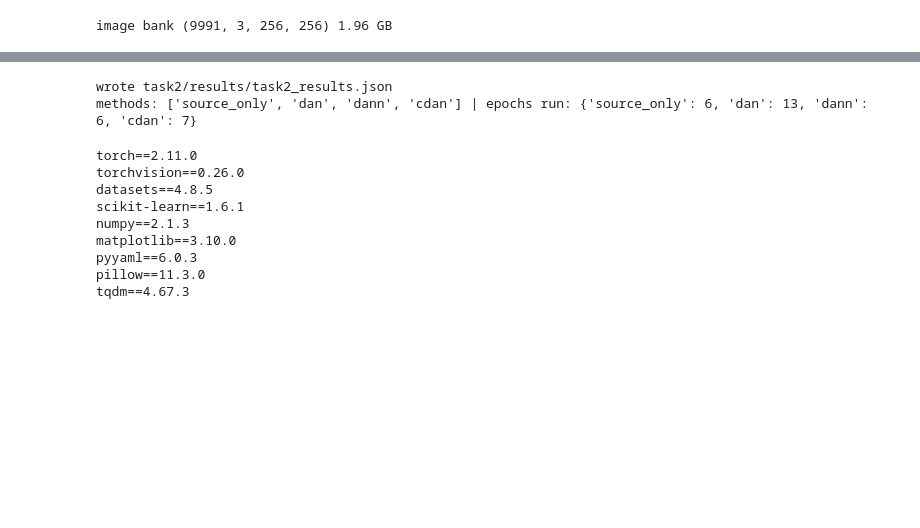
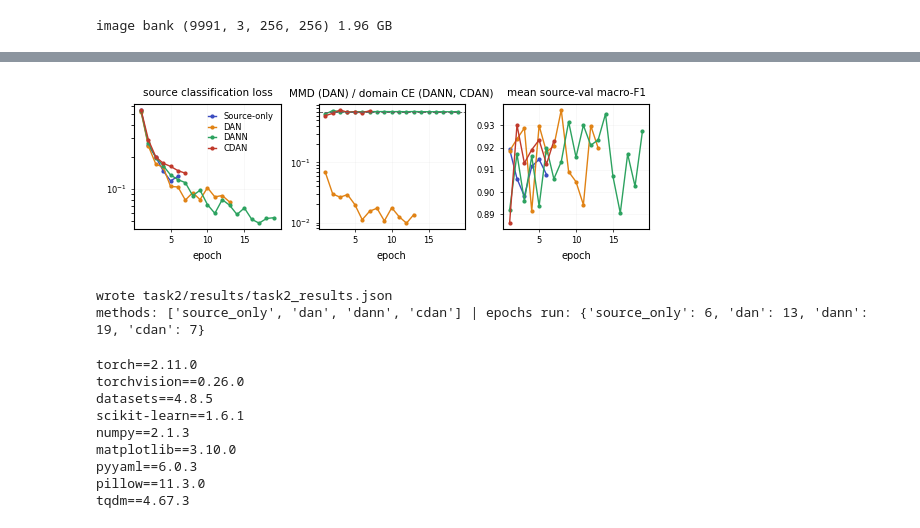
Before and after one commit to shujaabbasn/ATML, a Jupyter notebook: pa1/task2/task2_uda.ipynb, the cells around one changed output, grey strips where cells are left out. Saved outputs shown, nothing was run; the diff lists cells and outputs as text; code cells hidden in the pictures; blank space fills up the shorter version.

Commit message:
task 2 rerun

```diff
--- a/pa1/task2/task2_uda.ipynb
+++ b/pa1/task2/task2_uda.ipynb
@@ -362,8 +414,6 @@ def train_method(method,lambda_mmd=1.0,max_strength=1.0):
 # %%
-MODELS={}
-HISTORIES={}
-
-MODELS["source_only"],HISTORIES["source_only"],best=train_method("source_only")
-torch.save(MODELS["source_only"].state_dict(),"task2/results/checkpoints/source_only.pt")
-print(f"source_only best mean source-val macro-F1 {best:.4f}, checkpoint saved for reuse as the Task 3 ERM baseline")
+for method in ["dann","cdan"]:
+    MODELS[method],HISTORIES[method],best=train_method(method)
+    torch.save(MODELS[method].state_dict(),f"task2/results/checkpoints/{method}.pt")
+    print(f"{method} best mean source-val macro-F1 {best:.4f}")
 # %% [output]
@@ -378,5 +436,0 @@ source_only best mean source-val macro-F1 0.9193, checkpoint saved for reuse as
-# %%
-for method in ["dan","dann","cdan"]:
-    MODELS[method],HISTORIES[method],best=train_method(method)
-    torch.save(MODELS[method].state_dict(),f"task2/results/checkpoints/{method}.pt")
-    print(f"{method} best mean source-val macro-F1 {best:.4f}")
@@ -646,3 +637,33 @@ plt.show()
+# %%
+COLORS={"source_only":"#3b4cc0","dan":"#e08214","dann":"#2ca25f","cdan":"#c0392b"}
+NAMES={"source_only":"Source-only","dan":"DAN","dann":"DANN","cdan":"CDAN"}
+figure,axes=plt.subplots(1,3,figsize=(5.5,1.8))
+for method in ["source_only","dan","dann","cdan"]:
+    epochs=[entry["epoch"] for entry in HISTORIES[method]]
+    axes[0].plot(epochs,[entry["classification_loss"] for entry in HISTORIES[method]],marker="o",markersize=2,lw=1,
+                 color=COLORS[method],label=NAMES[method])
+    axes[2].plot(epochs,[entry["mean_source_val_macro_f1"] for entry in HISTORIES[method]],marker="o",markersize=2,lw=1,
+                 color=COLORS[method],label=NAMES[method])
+    if method!="source_only":
+        axes[1].plot(epochs,[entry["alignment_loss"] for entry in HISTORIES[method]],marker="o",markersize=2,lw=1,
+                     color=COLORS[method],label=NAMES[method])
+#ln 2 is the domain loss of a discriminator that cannot tell source from target
+axes[1].axhline(math.log(2.0),linestyle="--",lw=0.7,color="0.4")
+axes[0].set_yscale("log")
+axes[1].set_yscale("log")
+axes[0].set_title("source classification loss",fontsize=7.5)
+axes[1].set_title("MMD (DAN) / domain CE (DANN, CDAN)",fontsize=7.5)
+axes[2].set_title("mean source-val macro-F1",fontsize=7.5)
+for axis in axes:
+    axis.set_xlabel("epoch",fontsize=7)
+    axis.tick_params(labelsize=6,length=2,width=0.5)
+    axis.grid(alpha=0.15,lw=0.4)
+axes[0].legend(frameon=False,fontsize=6,handlelength=1.0,labelspacing=0.2)
+figure.tight_layout(pad=0.25,w_pad=0.7)
+figure.savefig("task2/results/figures/training_curves.pdf",bbox_inches="tight")
+plt.show()
+# %% [output]
+[figure, added]
 # %%
 lambda_study={}
 for key in STUDY:
@@ -656,7 +677,8 @@ summary={"seed":SEED,"classes":CLASSES,"target_domain":TARGET_DOMAIN,"source_dom
          "hyperparameters":{"max_epochs":MAX_EPOCHS,"learning_rate":LEARNING_RATE,"weight_decay":WEIGHT_DECAY,
                             "patience":PATIENCE,"source_batch_per_domain":SOURCE_BATCH_PER_DOMAIN,
                             "target_batch":TARGET_BATCH,"lambda_mmd":1.0,"max_grl_strength":1.0,
-                            "grad_clip_norm":1.0,"mmd_estimator":"unbiased"},
+                            "grad_clip_norm":1.0,"mmd_estimator":"unbiased",
+                            "discriminator_input":"unit_length"},
          "results":RESULTS,"per_class_target_accuracy":per_class,
          "lambda_study":lambda_study,"histories":HISTORIES}
 json.dump(summary,open("task2/results/task2_results.json","w"),indent=1)
@@ -664,7 +686,7 @@ print("wrote task2/results/task2_results.json")
 print("methods:",list(RESULTS.keys()),"| epochs run:",epochs_run)
 # %% [output]
 wrote task2/results/task2_results.json
-methods: ['source_only', 'dan', 'dann', 'cdan'] | epochs run: {'source_only': 6, 'dan': 13, 'dann': 6, 'cdan': 7}
+methods: ['source_only', 'dan', 'dann', 'cdan'] | epochs run: {'source_only': 6, 'dan': 13, 'dann': 19, 'cdan': 7}
 # %%
 from importlib.metadata import version
 packages=["torch","torchvision","datasets","scikit-learn","numpy","matplotlib","pyyaml","pillow","tqdm"]
```
Also changed, not shown: parts of 10 cells of this notebook, 2 other files.
